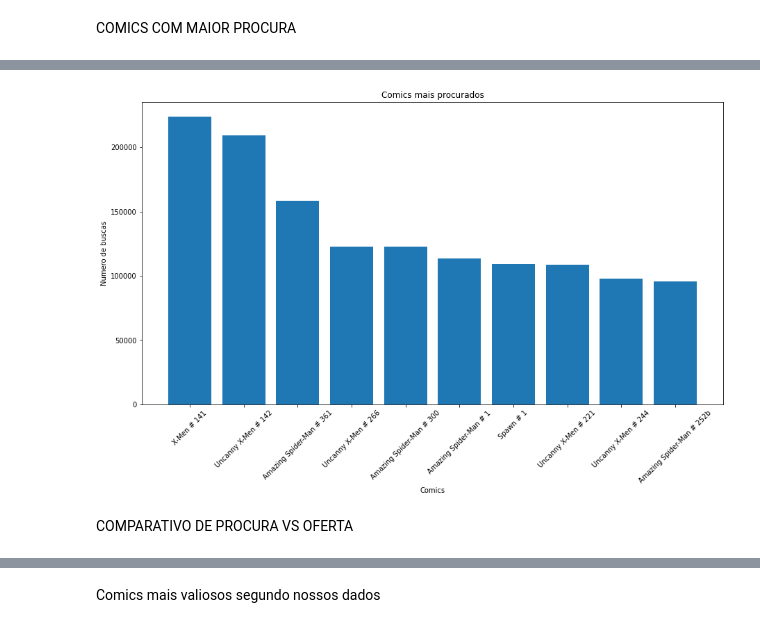
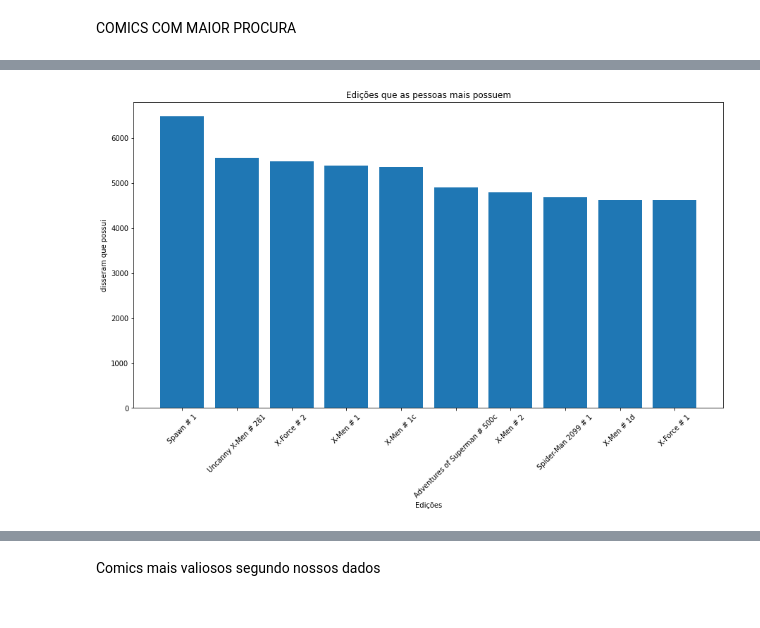
Before and after one commit to deboraxhx/JornadaDataScience, a Jupyter notebook: simple_analise_de_dados_COMICS_DATASET.ipynb, the cells around one changed output, grey strips where cells are left out. Drawn from its saved outputs; the diff is of its cells as text; code cells hidden in the pictures.

```diff
--- a/simple_analise_de_dados_COMICS_DATASET.ipynb
+++ b/simple_analise_de_dados_COMICS_DATASET.ipynb
@@ -47,7 +47,7 @@ dados.describe().T
 | pub_titles_total | 461301.0 | 2039.691928 | 2620.827222 | 1.0 | 91.0 | 517.0 | 4688.0 | 7285.0 |
 | pub_issues_total | 461301.0 | 20774.509437 | 25262.635323 | 0.0 | 811.0 | 6574.0 | 57043.0 | 65535.0 |
 # %%
-dados['title'] = dados['title'] + ' ' + dados['issue']
+dados['title_issue'] = dados['title'] + ' ' + dados['issue']
 # %%
 dados.drop(['Unnamed: 0','title_link','issue_link','cover_link','hist_prices_link','issue'],axis=1,inplace=True)
 # %%
@@ -295,15 +301,13 @@ COMICS COM MAIOR PROCURA
 # %%
-top_10 = dados[['title','searched']]
+top_10_owned = dados[['title_issue','owned']]
 
-plotar_top_10 = top_10.sort_values(by= 'searched', ascending=False).iloc[:10,]
+plotar_top_10_owned = top_10_owned.sort_values(by= 'owned', ascending=False).iloc[:10,]
 
 plt.figure(figsize= [15,8])
-plt.bar(x = plotar_top_10['title'], height=plotar_top_10.searched)
+plt.bar(x = plotar_top_10_owned['title_issue'], height=plotar_top_10_owned.owned)
 plt.xticks(rotation = 45)
-plt.ylabel('Numero de buscas');
-plt.xlabel('Comics');
-plt.title('Comics mais procurados');
+plt.ylabel('Disseram que possui');
+plt.xlabel('Edições');
+plt.title('Edições que as pessoas mais possuem');
 # %% [output]
-[figure, old version]
+[figure, new version]
-# %% [markdown]
-COMPARATIVO DE PROCURA VS OFERTA
```
Also changed, not shown: parts of 23 cells of this notebook.
